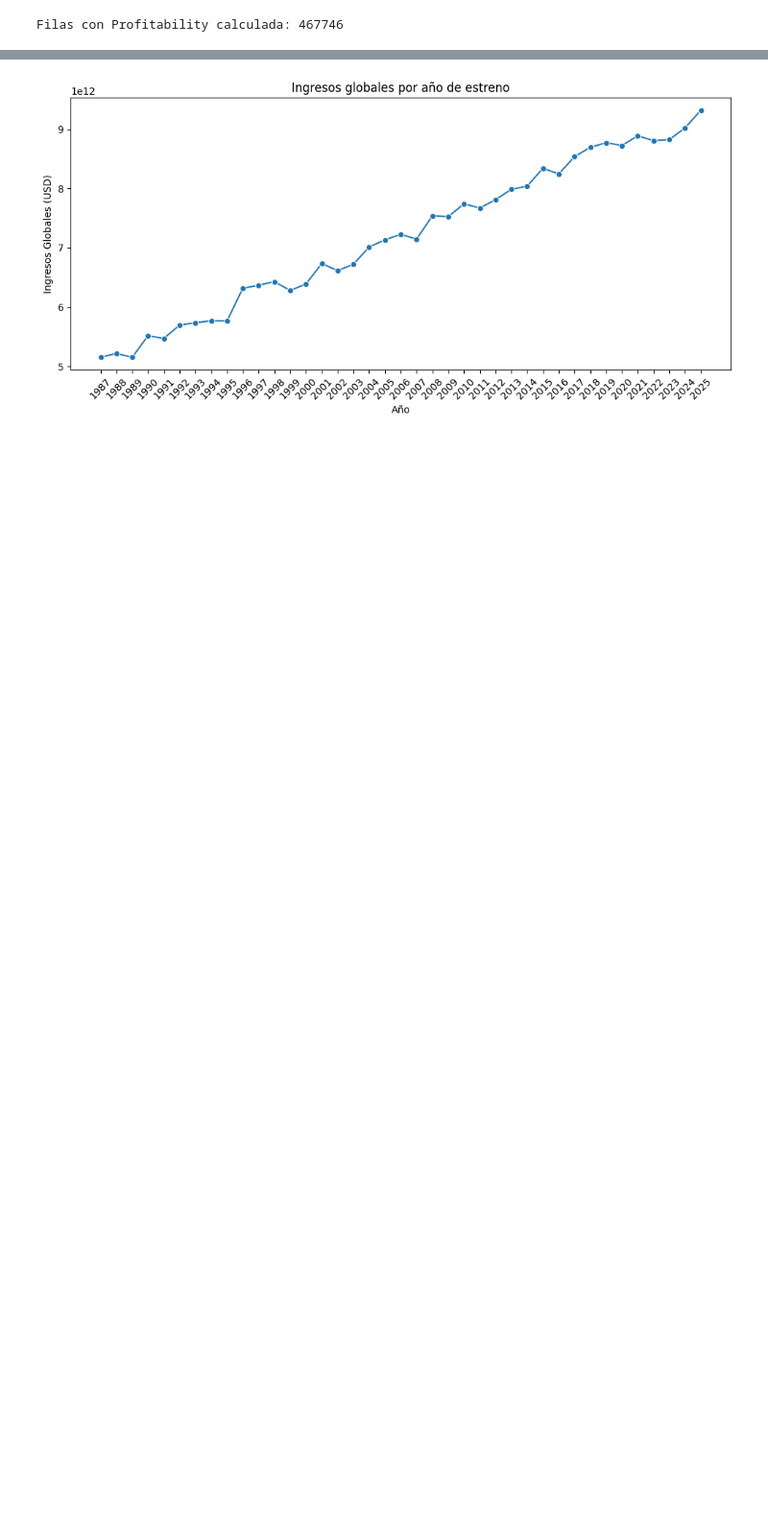
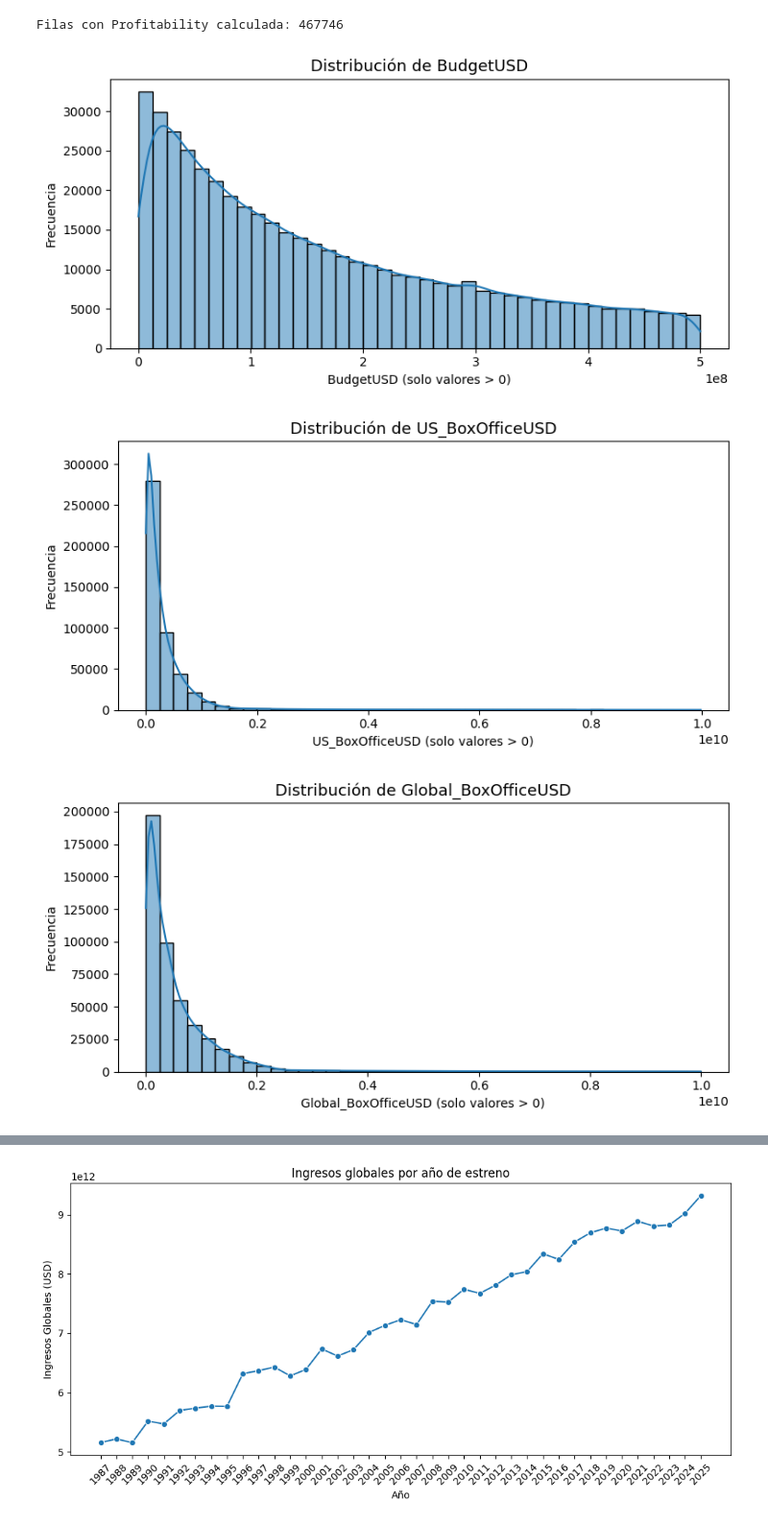
Before and after one commit to JuanCaTorres221/LaboratorioIA2, a Jupyter notebook: EDA/EDA.ipynb, the cells around one changed output, grey strips where cells are left out. Shown at 96% size. Cells and saved outputs as stored; diff of their text form; code cells hidden in the pictures; blank space fills up the shorter version.

```diff
--- a/EDA/EDA.ipynb
+++ b/EDA/EDA.ipynb
@@ -483,0 +506,15 @@ Filas con Profitability calculada: 467746
+# %%
+cols_numericas = ['BudgetUSD', 'US_BoxOfficeUSD', 'Global_BoxOfficeUSD', 'Profitability']
+
+for col in cols_numericas:
+    plt.figure(figsize=(8,4))
+    sns.histplot(df[df[col] > 0][col], bins=40, kde=True)
+    plt.title(f"Distribución de {col}", fontsize=13)
+    plt.xlabel(f"{col} (solo valores > 0)")
+    plt.ylabel("Frecuencia")
+    plt.tight_layout()
+    plt.show()
+# %% [output]
+[figure, added]
+[figure, added]
+[figure, added]
```
Also changed, not shown: parts of 11 cells of this notebook.
